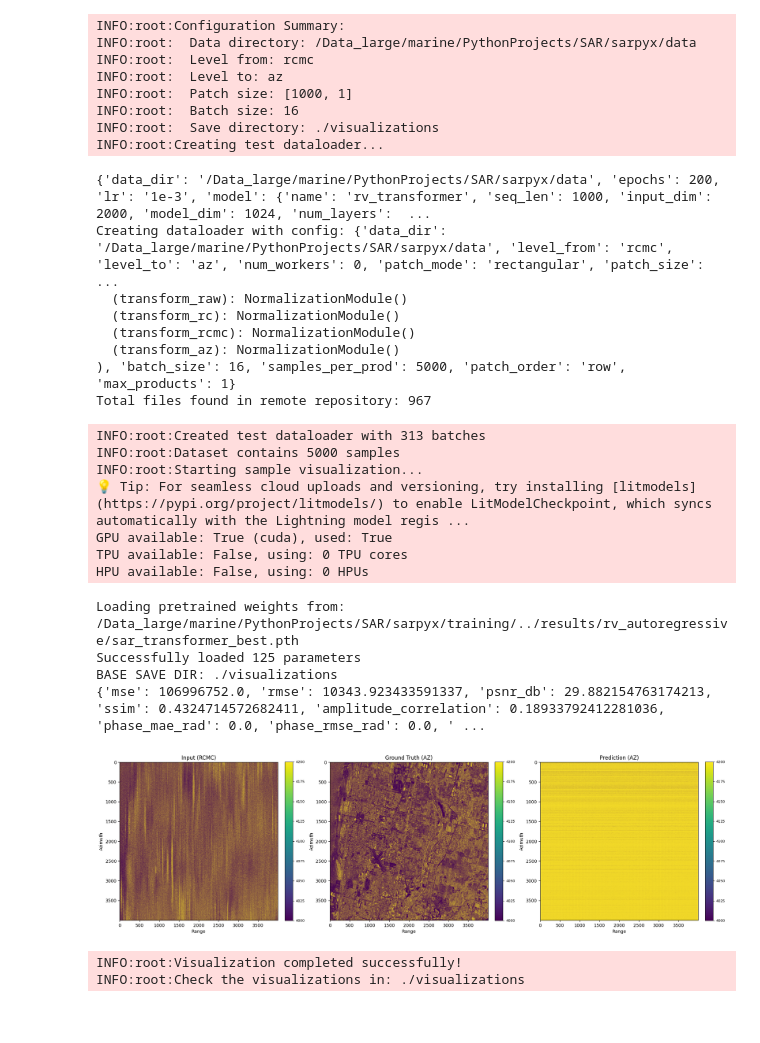
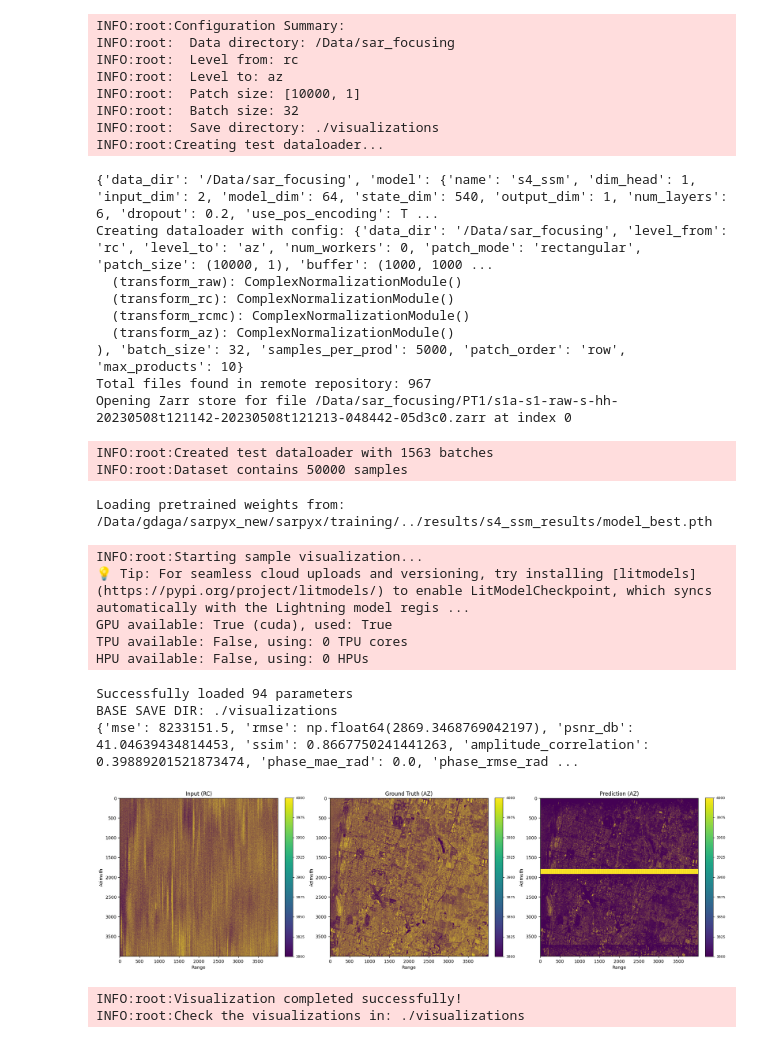
Before and after one commit to sirbastiano/srp, a Jupyter notebook: training/inference_visualization.ipynb, the cells around one changed output. Saved outputs shown, nothing was run; the diff lists cells and outputs as text; code cells hidden in the pictures.

```diff
--- a/training/inference_visualization.ipynb
+++ b/training/inference_visualization.ipynb
@@ -73,7 +73,7 @@ def display_inference_results(input_data, gt_data, pred_data, figsize=(20, 6), v
 
     # Input data
     img, vmin, vmax = get_magnitude_vis(input_data, vminmax)
-    imgs.append({'name': 'Input (RCMC)', 'img': img, 'vmin': vmin, 'vmax': vmax})
+    imgs.append({'name': 'Input (RC)', 'img': img, 'vmin': vmin, 'vmax': vmax})
 
     # Ground truth
     img, vmin, vmax = get_magnitude_vis(gt_data, vminmax)
@@ -110,12 +110,12 @@ def display_inference_results(input_data, gt_data, pred_data, figsize=(20, 6), v
     plt.show()
 
 args = argparse.Namespace(
-    config="s4_ssm_real_iteration.yaml",
+    config="s4_ssm_complex.yaml",
     device="cuda",
-    batch_size=32,
+    batch_size=16,
     save_dir="./visualizations",
-    mode="sequential",
-    pretrained_path=os.path.join(os.getcwd(), '..', 'results', 's4_ssm_iteration_results','model_best.pth'),
+    mode="parallel",
+    pretrained_path=os.path.join(os.getcwd(), '..', 'results', 's4_ssm_results','model_best.pth'),
     learning_rate=1e-4,
     num_epochs=50
 )
@@ -137,7 +137,7 @@ save_dir = args.save_dir or training_cfg.get('save_dir', './visualizations')
 # Log configuration summary
 logger.info("Configuration Summary:")
 logger.info(f"  Data directory: {dataloader_cfg.get('data_dir', 'Not specified')}")
-logger.info(f"  Level from: {dataloader_cfg.get('level_from', 'rcmc')}")
+logger.info(f"  Level from: {dataloader_cfg.get('level_from', 'rc')}")
 logger.info(f"  Level to: {dataloader_cfg.get('level_to', 'az')}")
 logger.info(f"  Patch size: {dataloader_cfg.get('patch_size', [1000, 1])}")
 logger.info(f"  Batch size: {dataloader_cfg.get('test', {}).get('batch_size', 'Not specified')}")
@@ -164,59 +164,60 @@ logger.info("Starting sample visualization...")
 try:
     inference_fn = get_training_loop_by_model_name("ssm", train_loader=test_loader, val_loader=test_loader, test_loader=test_loader, model=model, save_dir=save_dir, mode=args.mode, loss_fn_name="mse")[0].forward
     gt, pred, input = get_full_image_and_prediction(
         dataloader=test_loader,
-        show_window=((1000, 1000), (1500, 1500)),
+        show_window=((1000, 1000), (5000, 5000)),
         zfile=0,
         inference_fn=inference_fn,
         return_input=True,
         device="cuda",
-        vminmax=(4000, 4200)
+        vminmax=(3800, 4000)
     )
     print(compute_metrics(gt, pred))
     display_inference_results(
         input_data=input,
         gt_data=gt,
         pred_data=pred,
         figsize=(20, 6),
-        vminmax=(4000, 4200),  # Adjust this range based on your data,
+        vminmax=(3800, 4000),  # Adjust this range based on your data,
         show=True,
-        save=True
+        save=False
     )
 
     logger.info("Visualization completed successfully!")
     logger.info(f"Check the visualizations in: {save_dir}")
 
 except Exception as e:
     logger.error(f"Visualization failed with error: {str(e)}")
     raise
 # %% [output]
 INFO:root:Configuration Summary:
-INFO:root:  Data directory: /Data_large/marine/PythonProjects/SAR/sarpyx/data
-INFO:root:  Level from: rcmc
+INFO:root:  Data directory: /Data/sar_focusing
+INFO:root:  Level from: rc
 INFO:root:  Level to: az
-INFO:root:  Patch size: [1000, 1]
-INFO:root:  Batch size: 16
+INFO:root:  Patch size: [10000, 1]
+INFO:root:  Batch size: 32
 INFO:root:  Save directory: ./visualizations
 INFO:root:Creating test dataloader...
-{'data_dir': '/Data_large/marine/PythonProjects/SAR/sarpyx/data', 'epochs': 200, 'lr': '1e-3', 'model': {'name': 'rv_transformer', 'seq_len': 1000, 'input_dim': 2000, 'model_dim': 1024, 'num_layers':  ...
-Creating dataloader with config: {'data_dir': '/Data_large/marine/PythonProjects/SAR/sarpyx/data', 'level_from': 'rcmc', 'level_to': 'az', 'num_workers': 0, 'patch_mode': 'rectangular', 'patch_size':  ...
-  (transform_raw): NormalizationModule()
-  (transform_rc): NormalizationModule()
-  (transform_rcmc): NormalizationModule()
-  (transform_az): NormalizationModule()
-), 'batch_size': 16, 'samples_per_prod': 5000, 'patch_order': 'row', 'max_products': 1}
+{'data_dir': '/Data/sar_focusing', 'model': {'name': 's4_ssm', 'dim_head': 1, 'input_dim': 2, 'model_dim': 64, 'state_dim': 540, 'output_dim': 1, 'num_layers': 6, 'dropout': 0.2, 'use_pos_encoding': T ...
+Creating dataloader with config: {'data_dir': '/Data/sar_focusing', 'level_from': 'rc', 'level_to': 'az', 'num_workers': 0, 'patch_mode': 'rectangular', 'patch_size': (10000, 1), 'buffer': (1000, 1000 ...
+  (transform_raw): ComplexNormalizationModule()
+  (transform_rc): ComplexNormalizationModule()
+  (transform_rcmc): ComplexNormalizationModule()
+  (transform_az): ComplexNormalizationModule()
+), 'batch_size': 32, 'samples_per_prod': 5000, 'patch_order': 'row', 'max_products': 10}
 Total files found in remote repository: 967
+Opening Zarr store for file /Data/sar_focusing/PT1/s1a-s1-raw-s-hh-20230508t121142-20230508t121213-048442-05d3c0.zarr at index 0
-INFO:root:Created test dataloader with 313 batches
-INFO:root:Dataset contains 5000 samples
-INFO:root:Starting sample visualization...
-💡 Tip: For seamless cloud uploads and versioning, try installing [litmodels](https://pypi.org/project/litmodels/) to enable LitModelCheckpoint, which syncs automatically with the Lightning model regis ...
-GPU available: True (cuda), used: True
-TPU available: False, using: 0 TPU cores
-HPU available: False, using: 0 HPUs
+INFO:root:Created test dataloader with 1563 batches
+INFO:root:Dataset contains 50000 samples
-Loading pretrained weights from: /Data_large/marine/PythonProjects/SAR/sarpyx/training/../results/rv_autoregressive/sar_transformer_best.pth
-Successfully loaded 125 parameters
-BASE SAVE DIR: ./visualizations
-{'mse': 106996752.0, 'rmse': 10343.923433591337, 'psnr_db': 29.882154763174213, 'ssim': 0.4324714572682411, 'amplitude_correlation': 0.18933792412281036, 'phase_mae_rad': 0.0, 'phase_rmse_rad': 0.0, ' ...
+Loading pretrained weights from: /Data/gdaga/sarpyx_new/sarpyx/training/../results/s4_ssm_results/model_best.pth
+INFO:root:Starting sample visualization...
+💡 Tip: For seamless cloud uploads and versioning, try installing [litmodels](https://pypi.org/project/litmodels/) to enable LitModelCheckpoint, which syncs automatically with the Lightning model regis ...
+GPU available: True (cuda), used: True
+TPU available: False, using: 0 TPU cores
+HPU available: False, using: 0 HPUs
+Successfully loaded 94 parameters
+BASE SAVE DIR: ./visualizations
+{'mse': 8233151.5, 'rmse': np.float64(2869.3468769042197), 'psnr_db': 41.04639434814453, 'ssim': 0.8667750241441263, 'amplitude_correlation': 0.39889201521873474, 'phase_mae_rad': 0.0, 'phase_rmse_rad ...
-[figure, old version]
+[figure, new version]
-INFO:root:Visualization completed successfully!
-INFO:root:Check the visualizations in: ./visualizations
+INFO:root:Visualization completed successfully!
+INFO:root:Check the visualizations in: ./visualizations
```
Also changed, not shown: 8 other files.
